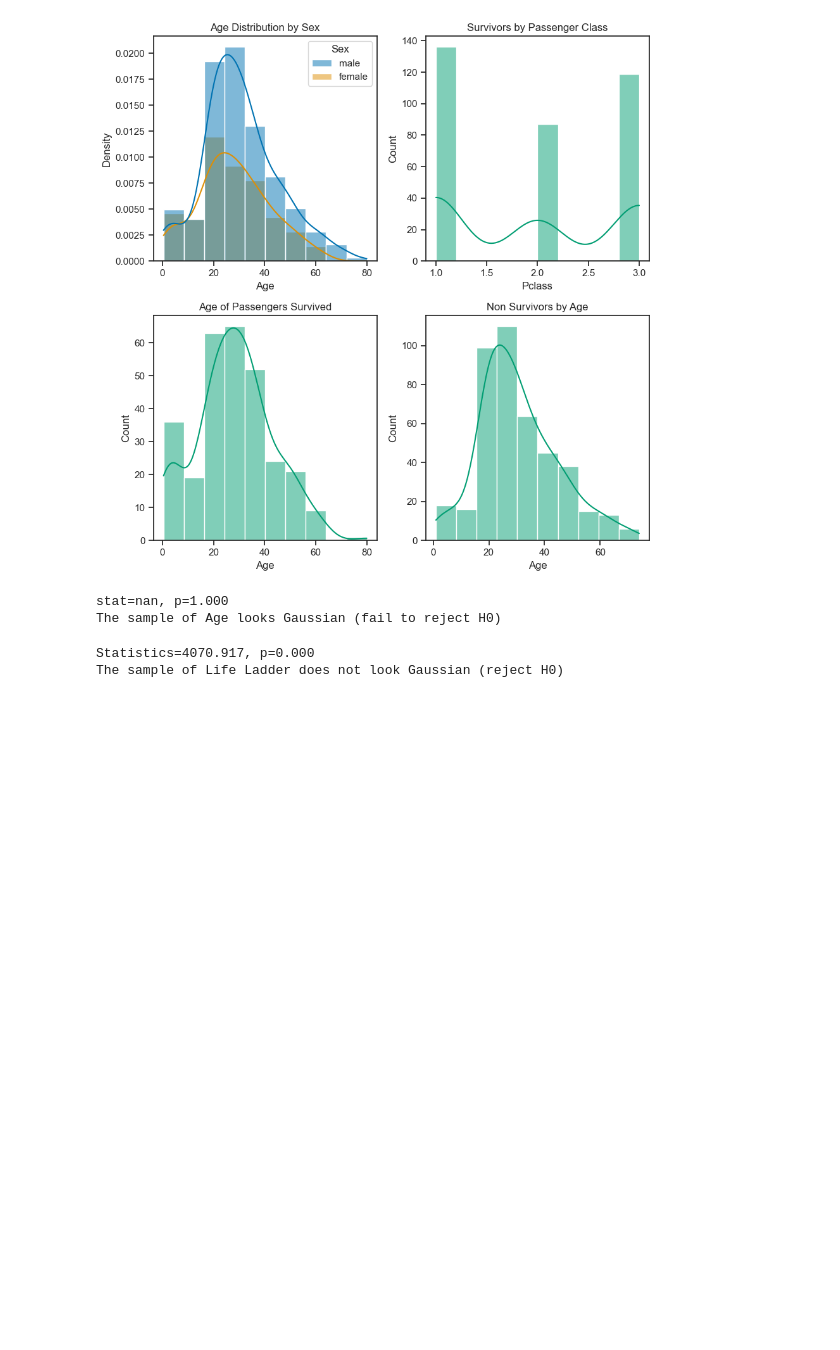
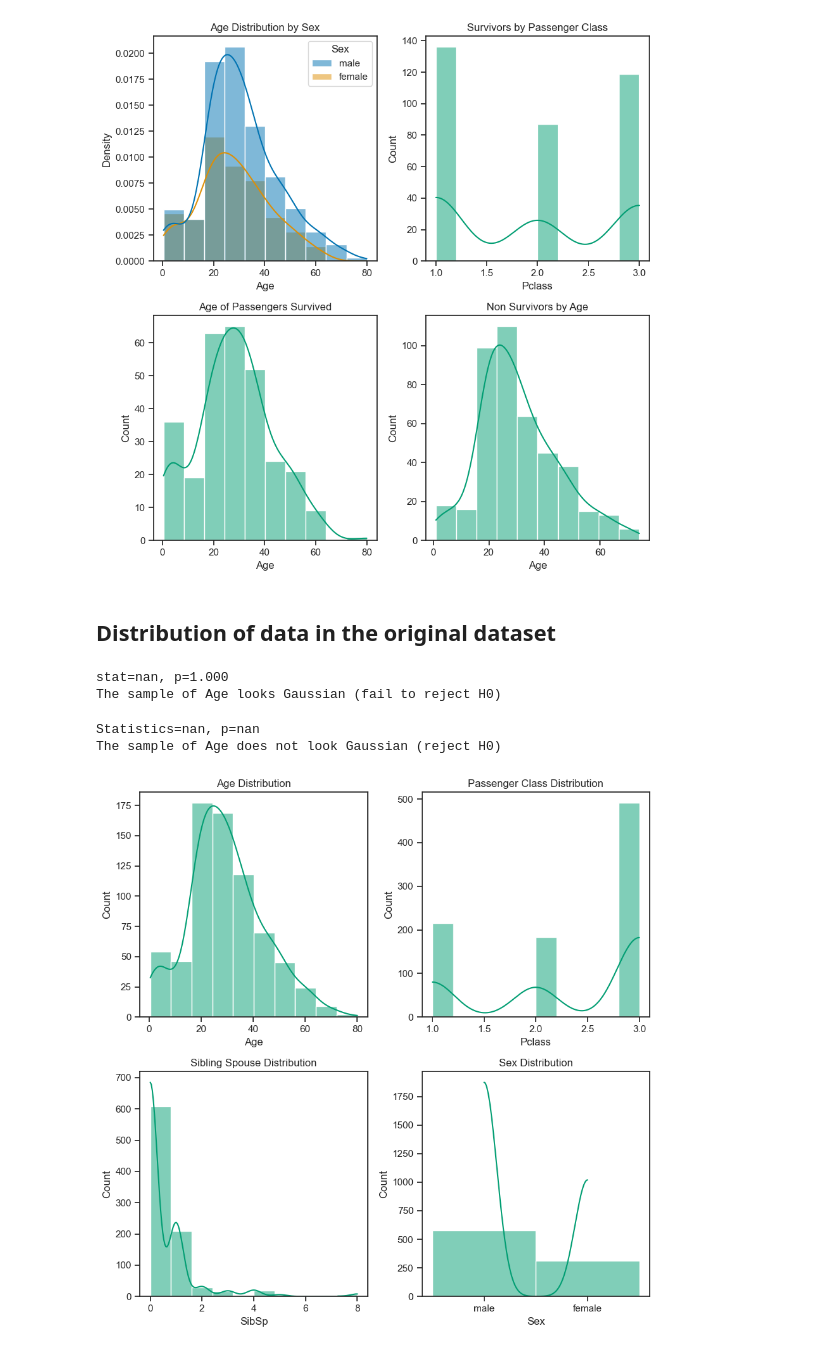
Before and after one commit to lgrealish/programming_for_data_analysis, a Jupyter notebook: PfDA_Assignment1.ipynb, the cells around one changed output. Saved outputs shown, nothing was run; the diff lists cells and outputs as text; code cells hidden in the pictures; blank space fills up the shorter version.

Commit message:
Code to investigate distribtions of dataset

```diff
--- a/PfDA_Assignment1.ipynb
+++ b/PfDA_Assignment1.ipynb
@@ -140,6 +140,8 @@ axes[1,1].set_title("Non Survivors by Age");
 plt.tight_layout();
 # %% [output]
 [figure]
+# %% [markdown]
+## Distribution of data in the original dataset
 # %%
 # adapted from https://machinelearningmastery.com/a-gentle-introduction-to-normality-tests-in-python/
 # import the shapiro test from scipy stats
@@ -162,17 +164,35 @@ The sample of Age looks Gaussian (fail to reject H0)
 # import from scipy.stats
 from scipy.stats import normaltest
 # normality test
-stat, p = normaltest(df1['Survived'])
+stat, p = normaltest(df1['Age'])
 print('Statistics=%.3f, p=%.3f' % (stat, p))
 # interpret
 alpha = 0.05
 if p > alpha:
-    print('The sample of Life Ladder looks Gaussian (fail to reject H0)')
+    print('The sample of Age looks Gaussian (fail to reject H0)')
 else:
-    print('The sample of Life Ladder does not look Gaussian (reject H0)')
+    print('The sample of Age does not look Gaussian (reject H0)')
 # %% [output]
-Statistics=4070.917, p=0.000
-The sample of Life Ladder does not look Gaussian (reject H0)
+Statistics=nan, p=nan
+The sample of Age does not look Gaussian (reject H0)
+# %%
+# set up the subplots, style and palette
+sns.set(style="ticks", palette="colorblind")
+f,axes=plt.subplots(2,2, figsize=(9,9))
+# plot the distributions of each of the main variables.
+sns.histplot(df1['Age'].dropna(), kde=True, ax=axes[0,0], bins=10, color="g");
+# set axes title
+axes[0,0].set_title("Age Distribution");
+sns.histplot(df1['Pclass'].dropna(), kde=True, ax=axes[0,1], bins=10, color="g");
+axes[0,1].set_title("Passenger Class Distribution");
+sns.histplot(df1['SibSp'].dropna(), kde=True, ax=axes[1,0], bins=10, color="g");
+axes[1,0].set_title("Sibling Spouse Distribution");
+sns.histplot(df1['Sex'].dropna(), kde=True, ax=axes[1,1], bins=10, color="g");
+axes[1,1].set_title("Sex Distribution");
+
+plt.tight_layout();
+# %% [output]
+[figure, added]
 # %%
 
 fig = plt.figure(figsize =(10, 7))
```
Also changed, not shown: parts of 12 cells of this notebook, 1 other file.
